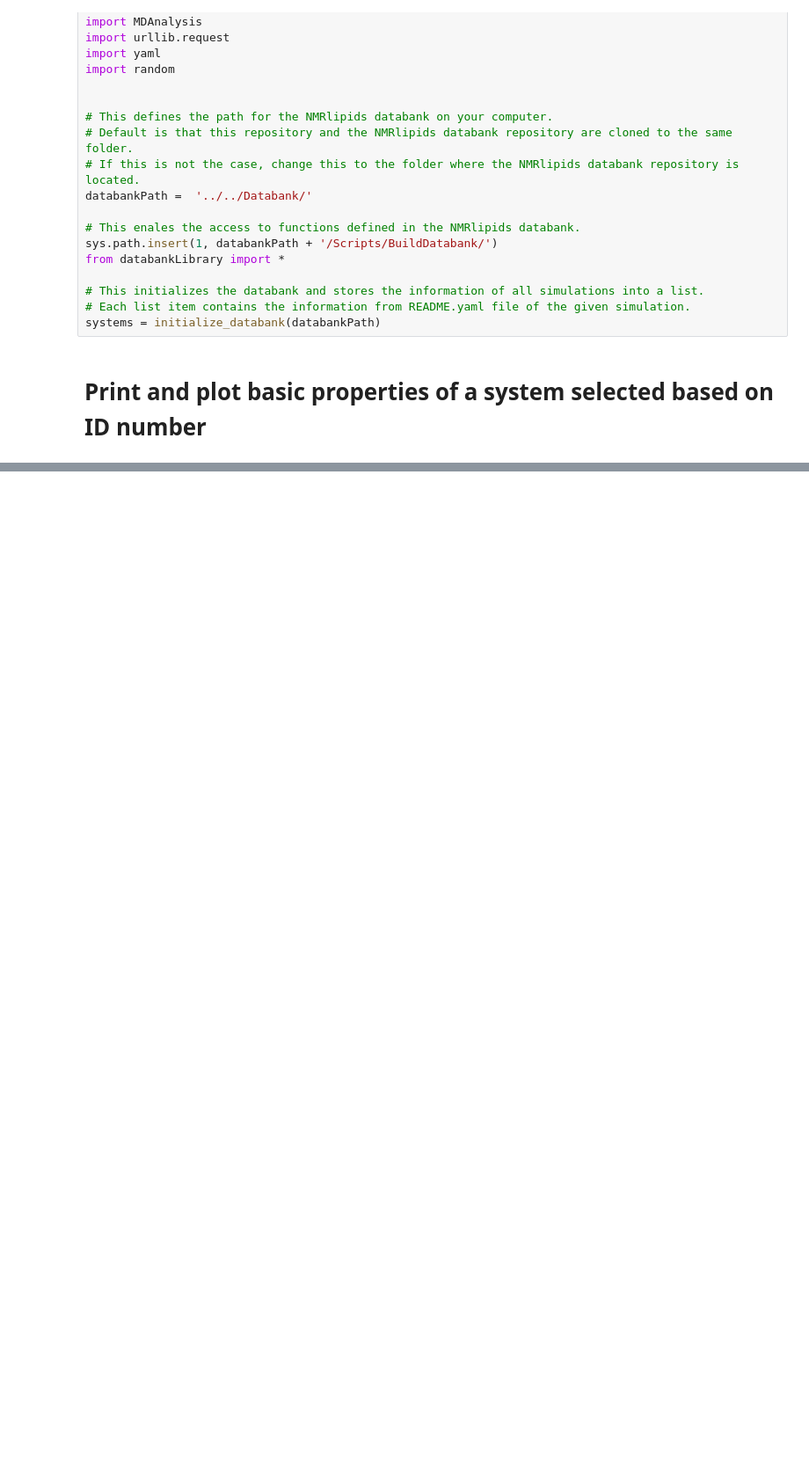
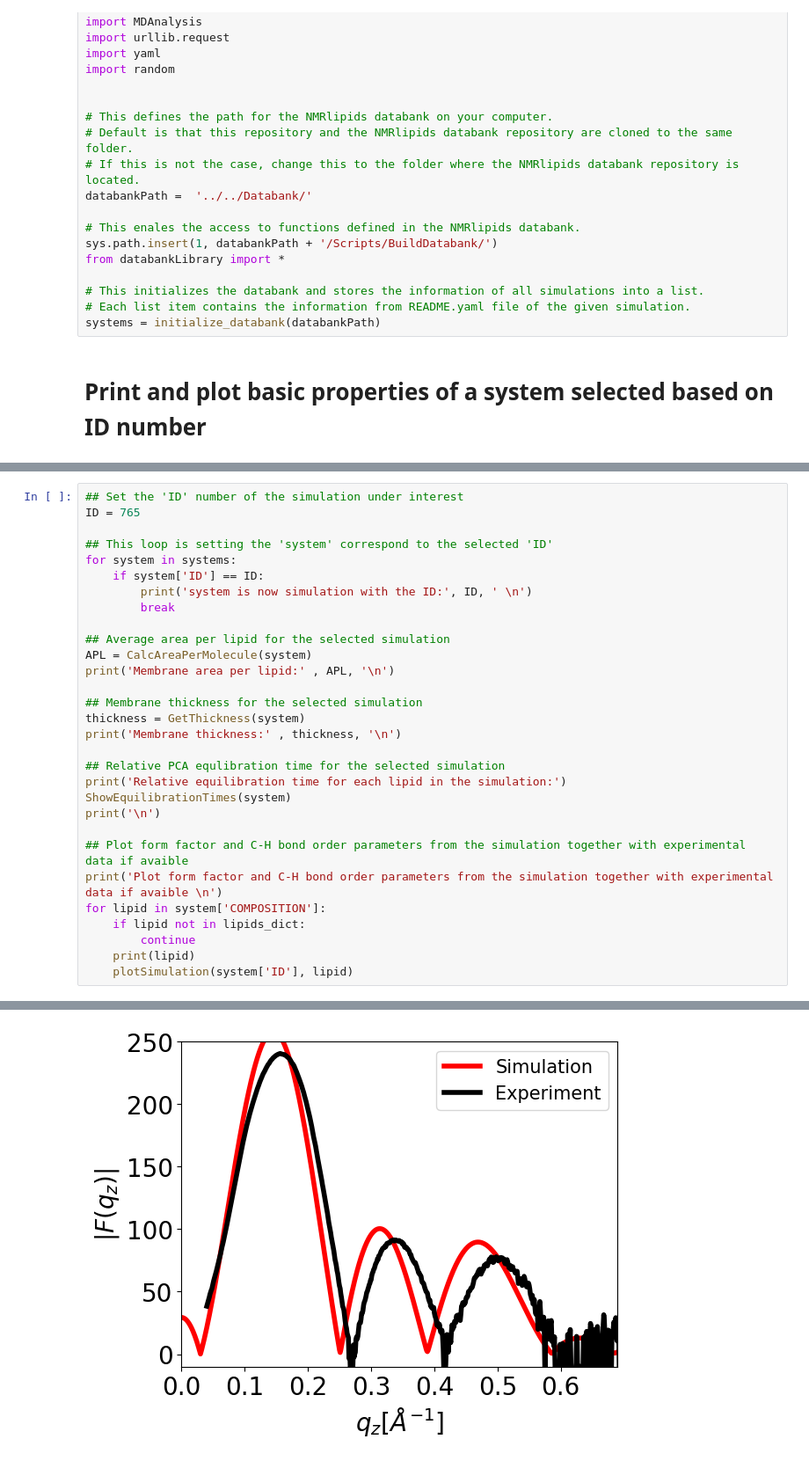
Before and after one commit to yetulaxman/databank-template, a Jupyter notebook: scripts/plotSimulation.ipynb, the cells around one changed output, grey strips where cells are left out. Shown: that part at 88% size. Cells and saved outputs as stored; diff of their text form; blank space fills up the shorter version.

Commit message:
Update plot script

```diff
--- a/scripts/plotSimulation.ipynb
+++ b/scripts/plotSimulation.ipynb
@@ -78,0 +79,31 @@ Form factor quality:  1.755000000000001
+# %%
+## Set the 'ID' number of the simulation under interest
+ID = 765
+
+## This loop is setting the 'system' correspond to the selected 'ID'
+for system in systems:
+    if system['ID'] == ID:
+        print('system is now simulation with the ID:', ID, ' \n')
+        break
+
+## Average area per lipid for the selected simulation
+APL = CalcAreaPerMolecule(system)
+print('Membrane area per lipid:' , APL, '\n')
+
+## Membrane thickness for the selected simulation
+thickness = GetThickness(system)
+print('Membrane thickness:' , thickness, '\n')
+
+## Relative PCA equlibration time for the selected simulation
+print('Relative equilibration time for each lipid in the simulation:')
+ShowEquilibrationTimes(system)
+print('\n')
+
+## Plot form factor and C-H bond order parameters from the simulation together with experimental data if avaible
+print('Plot form factor and C-H bond order parameters from the simulation together with experimental data if avaible \n')
+for lipid in system['COMPOSITION']:
+    if lipid not in lipids_dict:
+        continue
+    print(lipid)
+    plotSimulation(system['ID'], lipid)
+# %% [output]
@@ -78,0 +125 @@ Form factor quality:  1.755000000000001
+[figure, added]
```
Also changed, not shown: parts of 2 cells of this notebook.
